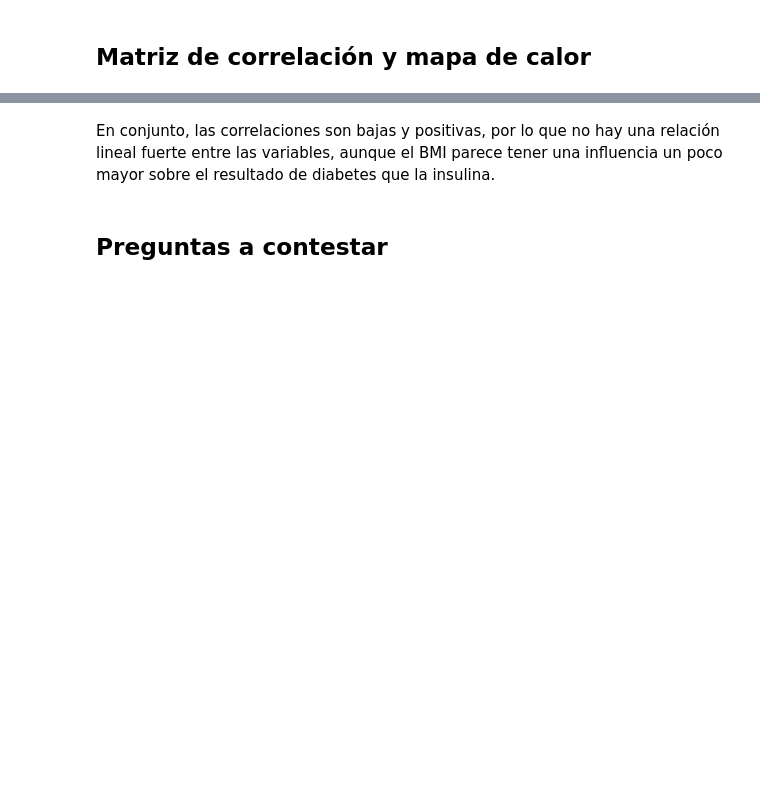
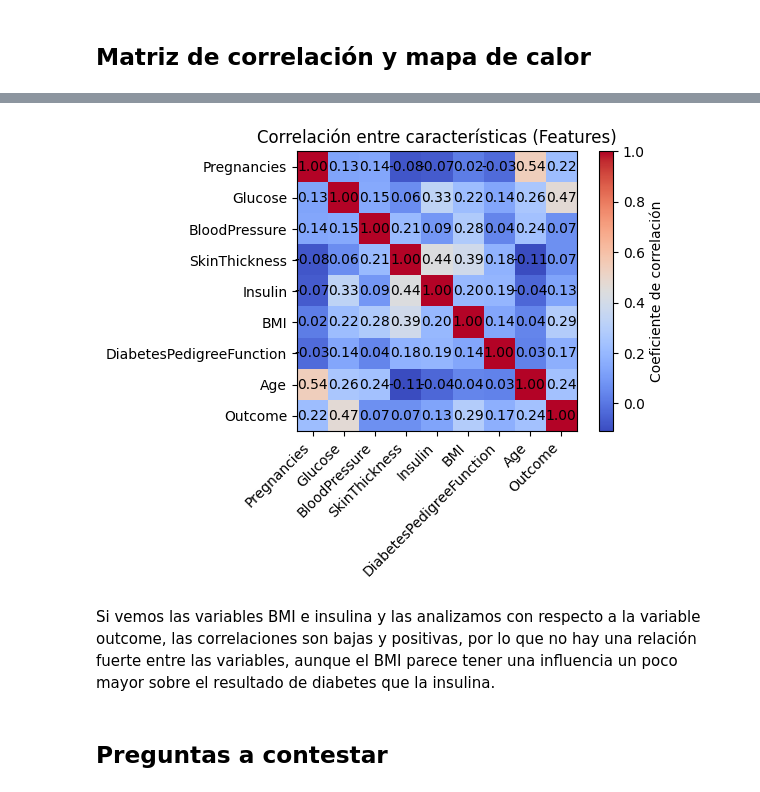
Before and after one commit to SofiaSacoto/LaboratorioGit, a Jupyter notebook: EstadisticaDescriptiva_SofiaSacoto.ipynb, the cells around one changed output, grey strips where cells are left out. Saved outputs shown, nothing was run; the diff lists cells and outputs as text; code cells hidden in the pictures; blank space fills up the shorter version.

```diff
--- a/EstadisticaDescriptiva_SofiaSacoto.ipynb
+++ b/EstadisticaDescriptiva_SofiaSacoto.ipynb
@@ -247,18 +234,2 @@ El boxplot de Insulin muestra múltiples valores atípicos y una mediana baja re
 # %% [markdown]
 ## Matriz de correlación y mapa de calor
-# %%
-matriz_corr = diabetes[['Insulin','BMI','Outcome']].corr().round(2)
-
-plt.imshow(matriz_corr, cmap="YlGnBu", interpolation="nearest")
-plt.colorbar(label="Coeficiente de correlación")
-plt.xticks(np.arange(3), matriz_corr.columns)
-plt.yticks(np.arange(3), matriz_corr.columns)
-
-for i in range(3):
-    for j in range(3):
-        valor = matriz_corr.iloc[i, j]
-        plt.text(j, i, f"{valor:.2f}", ha="center", va="center", color="black")
-
-plt.title("Mapa de Calor - Correlación entre Insulin y BMI")
-plt.tight_layout()
-plt.show()
@@ -266,0 +236,3 @@ plt.show()
+# %%
+matriz_correlacion1 = diabetes.corr().round(2)
+matriz_correlacion1
@@ -267,5 +250,25 @@ plt.show()
+# %%
+plt.imshow(matriz_correlacion1, cmap="coolwarm", interpolation="nearest")
+plt.colorbar(label="Coeficiente de correlación")
+
+plt.xticks(ticks=np.arange(len(matriz_correlacion1.columns)),
+           labels=matriz_correlacion1.columns,
+           rotation=45, ha="right")
+plt.yticks(ticks=np.arange(len(matriz_correlacion1.columns)),
+           labels=matriz_correlacion1.columns)
+
+for i in range(len(matriz_correlacion1.columns)):
+    for j in range(len(matriz_correlacion1.columns)):
+        valor = matriz_correlacion.iloc[i, j]
+        plt.text(j, i, f"{valor:.2f}", ha="center", va="center", color="black")
+
+plt.title('Correlación entre características (Features)')
+plt.tight_layout()
+plt.show()
+# %% [output]
+[figure, added]
 # %% [markdown]
-En conjunto, las correlaciones son bajas y positivas, por lo que no hay una relación lineal fuerte entre las variables, aunque el BMI parece tener una influencia un poco mayor sobre el resultado de diabetes que la insulina.
+Si vemos las variables BMI e insulina y las analizamos con respecto a la variable outcome, las correlaciones son bajas y positivas, por lo que no hay una relación fuerte entre las variables, aunque el BMI parece tener una influencia un poco mayor sobre el resultado de diabetes que la insulina.
 # %% [markdown]
 ## Preguntas a contestar
 # %% [markdown]
```
Also changed, not shown: parts of 14 cells of this notebook.
